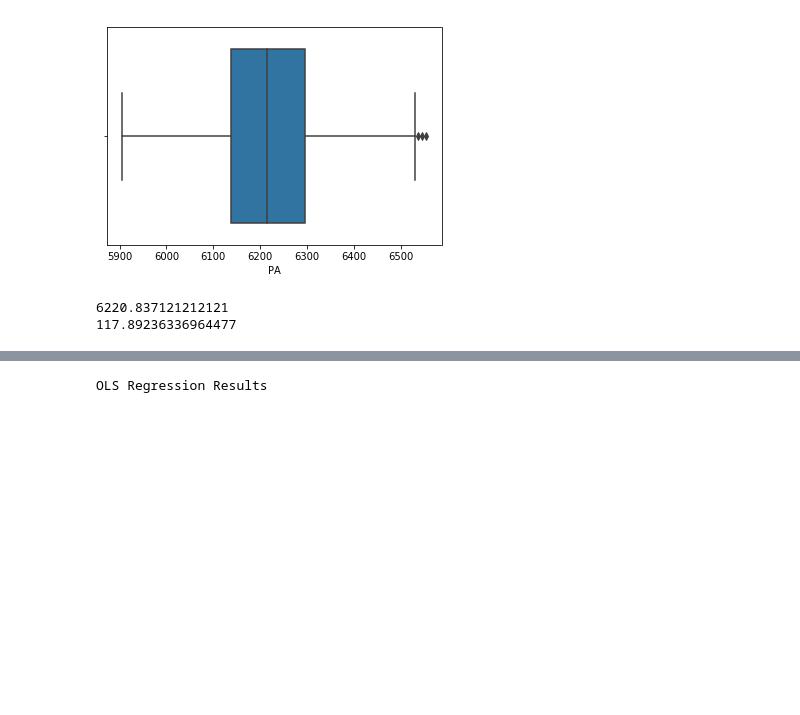
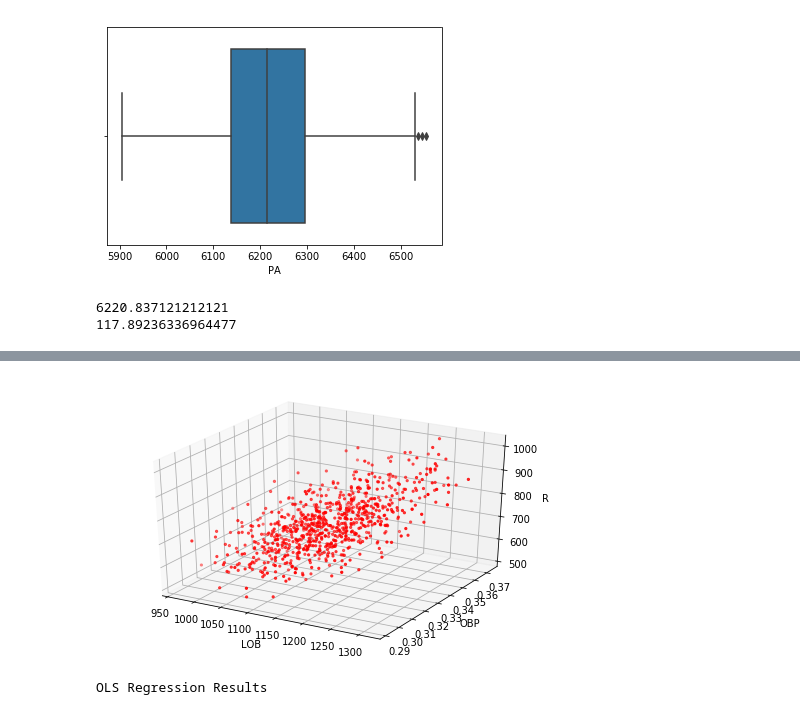
Before and after one commit to AustinKrause/mlb-runs-predictor, a Jupyter notebook: EDA_1.ipynb, the cells around one changed output, grey strips where cells are left out. Saved outputs shown, nothing was run; the diff lists cells and outputs as text; code cells hidden in the pictures; blank space fills up the shorter version.

```diff
--- a/EDA_1.ipynb
+++ b/EDA_1.ipynb
@@ -167,3 +176,25 @@ plt.show()
+# %%
+#3D scatter plot of LOB, OBP, and R
+fig = plt.figure()
+ax = fig.add_subplot(111, projection='3d')
+fig.set_size_inches(8, 5)
+
+x = df['LOB']
+y = df['OBP']
+z = df['R']
+
+
+
+ax.scatter(x, y, z, c='r', marker='.')
+
+
+ax.set_xlabel('LOB')
+ax.set_ylabel('OBP')
+ax.set_zlabel('R')
+
+plt.show()
+# %% [output]
+[figure, added]
 # %%
 model = ols(formula='R ~ PA + LOB + OBP + OBP_times_SLG', data=df).fit()
 model.summary()
```
Also changed, not shown: parts of 13 cells of this notebook.
